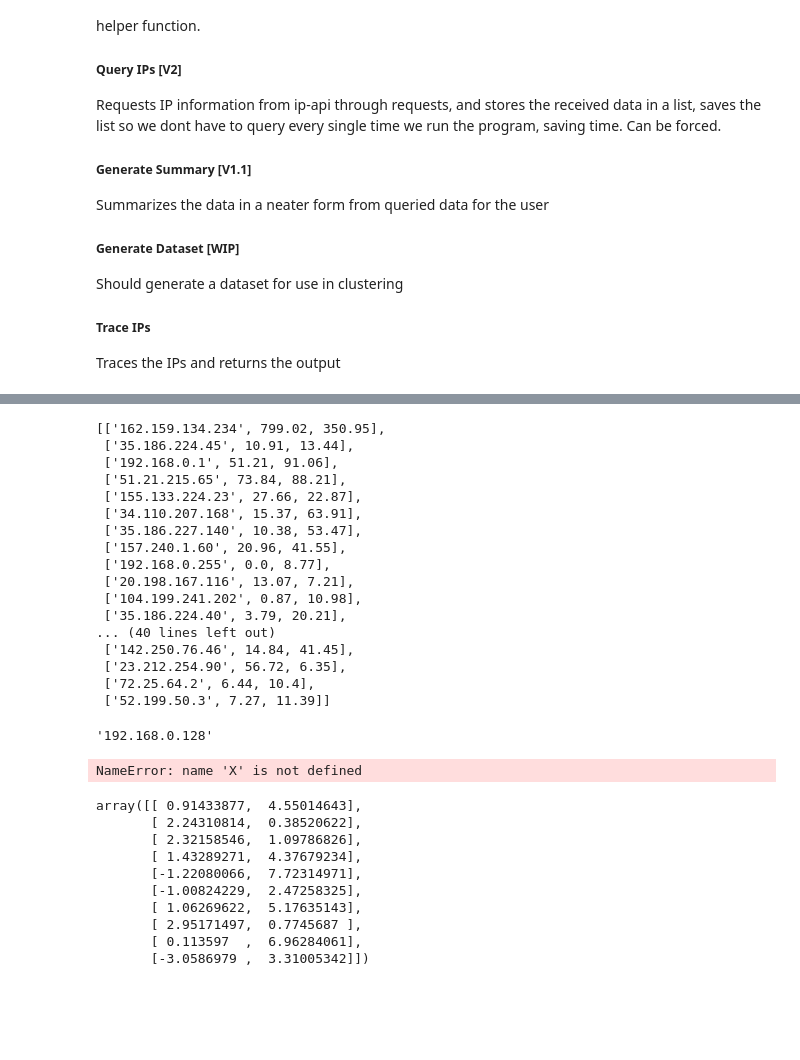
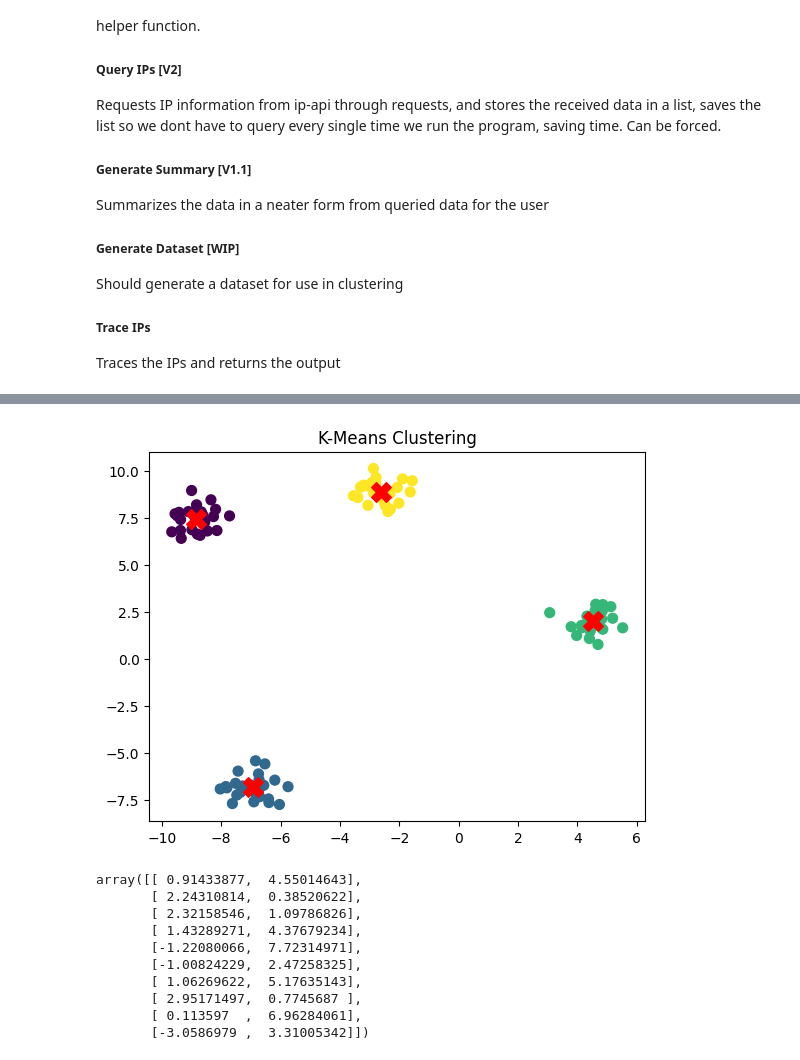
Before and after one commit to MobiusYeeitus/TrafficAnalysis, a Jupyter notebook: AnalysisCore.ipynb, the cells around one changed output, grey strips where cells are left out. Saved outputs shown, nothing was run; the diff lists cells and outputs as text; code cells hidden in the pictures; blank space fills up the shorter version.

```diff
--- a/AnalysisCore.ipynb
+++ b/AnalysisCore.ipynb
@@ -500,49 +549,25 @@ A.Generate_Summary()
-# %%
-A.Calc_Flow_Rate()
-# %% [output]
-[['162.159.134.234', 799.02, 350.95],
- ['35.186.224.45', 10.91, 13.44],
- ['192.168.0.1', 51.21, 91.06],
- ['51.21.215.65', 73.84, 88.21],
- ['155.133.224.23', 27.66, 22.87],
- ['34.110.207.168', 15.37, 63.91],
- ['35.186.227.140', 10.38, 53.47],
- ['157.240.1.60', 20.96, 41.55],
- ['192.168.0.255', 0.0, 8.77],
- ['20.198.167.116', 13.07, 7.21],
- ['104.199.241.202', 0.87, 10.98],
- ['35.186.224.40', 3.79, 20.21],
-... (40 lines left out)
- ['142.250.76.46', 14.84, 41.45],
- ['23.212.254.90', 56.72, 6.35],
- ['72.25.64.2', 6.44, 10.4],
- ['52.199.50.3', 7.27, 11.39]]
-# %%
-A.stored_pcap_data[0].payload.dst
-# %% [output]
-'192.168.0.128'
 # %%
 import numpy as np
 import matplotlib.pyplot as plt
 from sklearn.cluster import KMeans
 from sklearn.datasets import make_blobs
 
 # Generate sample data
-#X, y_true = make_blobs(n_samples=10, centers=4, cluster_std=0.60, random_state=0)
+X, y_true = make_blobs(n_samples=100, centers=4, cluster_std=0.60, random_state=42)
 
 # Apply KMeans
 kmeans = KMeans(n_clusters=4, random_state=0)
 kmeans.fit(X)
 y_kmeans = kmeans.predict(X)
 
 # Plot results
 plt.scatter(X[:, 0], X[:, 1], c=y_kmeans, s=50, cmap='viridis')
 plt.scatter(kmeans.cluster_centers_[:, 0], kmeans.cluster_centers_[:, 1],
             s=200, c='red', marker='X')  # cluster centers
 plt.title('K-Means Clustering')
 plt.show()
 # %% [output]
-NameError: name 'X' is not defined
+[figure, added]
 # %%
 X
 # %% [output]
```
Also changed, not shown: parts of 9 cells of this notebook.
